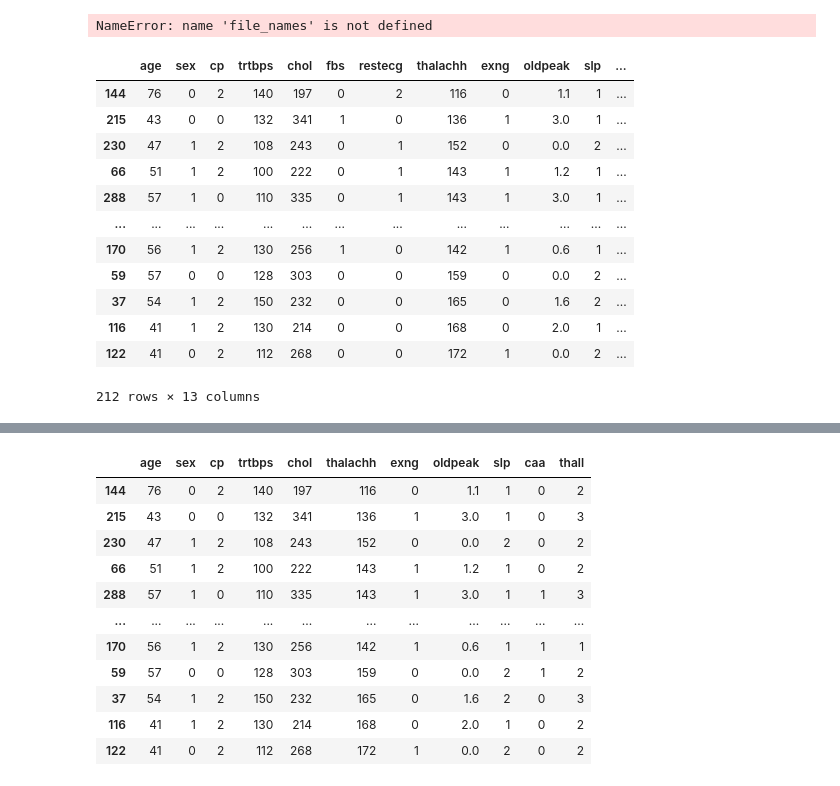
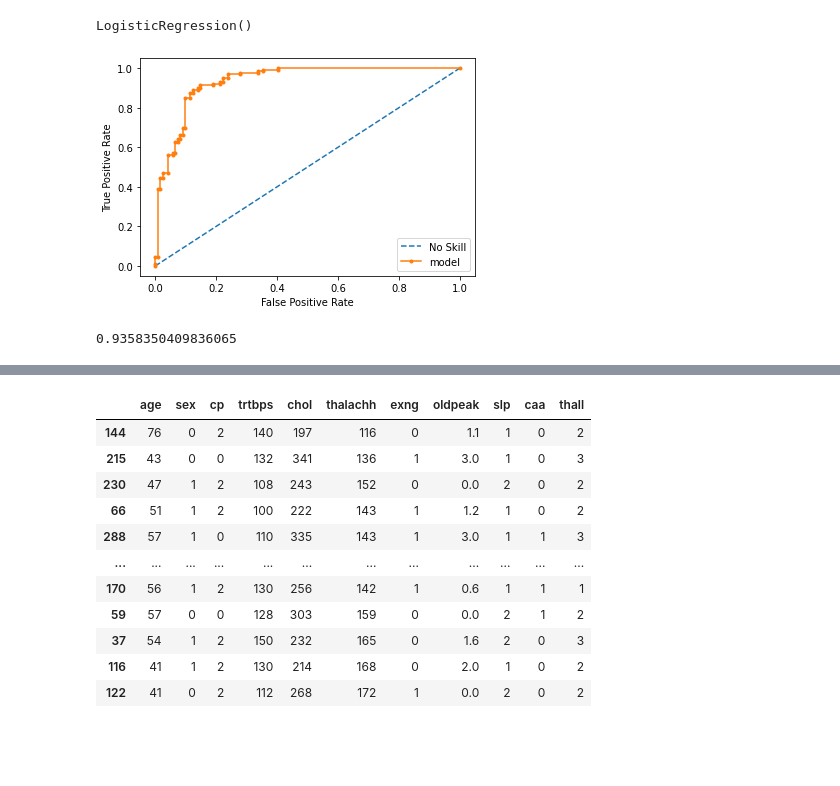
Before and after one commit to emdemor/xtlearn, a Jupyter notebook: .test.ipynb, the cells around one changed output, grey strips where cells are left out. Saved outputs shown, nothing was run; the diff lists cells and outputs as text; code cells hidden in the pictures; blank space fills up the shorter version.

```diff
--- a/.test.ipynb
+++ b/.test.ipynb
@@ -163,23 +165,22 @@ X_train, X_test, y_train, y_test = train_test_split(
     random_state=42,
 )
 # %%
+from sklearn.datasets import make_classification
+from sklearn.linear_model import LogisticRegression
+from sklearn.model_selection import train_test_split
 
-file_names(directory=False)
+X, y = make_classification(n_samples = 1000, n_features = 15)
+
+X_train, X_test, y_train, y_test = train_test_split(X, y, test_size = 0.25, random_state=42)
+
+classifier = LogisticRegression()
+classifier.fit(X_train, y_train)
 # %% [output]
-NameError: name 'file_names' is not defined
+LogisticRegression()
 # %%
-X_train
+from xtlearn.visualization import roc_auc_plot
+
+roc_auc_plot(classifier, X_test, y_test)
 # %% [output]
-|  | age | sex | cp | trtbps | chol | fbs | restecg | thalachh | exng | oldpeak | slp | ... |
-| 144 | 76 | 0 | 2 | 140 | 197 | 0 | 2 | 116 | 0 | 1.1 | 1 | ... |
-| 215 | 43 | 0 | 0 | 132 | 341 | 1 | 0 | 136 | 1 | 3.0 | 1 | ... |
-| 230 | 47 | 1 | 2 | 108 | 243 | 0 | 1 | 152 | 0 | 0.0 | 2 | ... |
-| 66 | 51 | 1 | 2 | 100 | 222 | 0 | 1 | 143 | 1 | 1.2 | 1 | ... |
-| 288 | 57 | 1 | 0 | 110 | 335 | 0 | 1 | 143 | 1 | 3.0 | 1 | ... |
-| ... | ... | ... | ... | ... | ... | ... | ... | ... | ... | ... | ... | ... |
-| 170 | 56 | 1 | 2 | 130 | 256 | 1 | 0 | 142 | 1 | 0.6 | 1 | ... |
-| 59 | 57 | 0 | 0 | 128 | 303 | 0 | 0 | 159 | 0 | 0.0 | 2 | ... |
-| 37 | 54 | 1 | 2 | 150 | 232 | 0 | 0 | 165 | 0 | 1.6 | 2 | ... |
-| 116 | 41 | 1 | 2 | 130 | 214 | 0 | 0 | 168 | 0 | 2.0 | 1 | ... |
-| 122 | 41 | 0 | 2 | 112 | 268 | 0 | 0 | 172 | 1 | 0.0 | 2 | ... |
+[figure, added]
-212 rows × 13 columns
+0.9358350409836065
```
Also changed, not shown: parts of 2 cells of this notebook, 2 other files.
